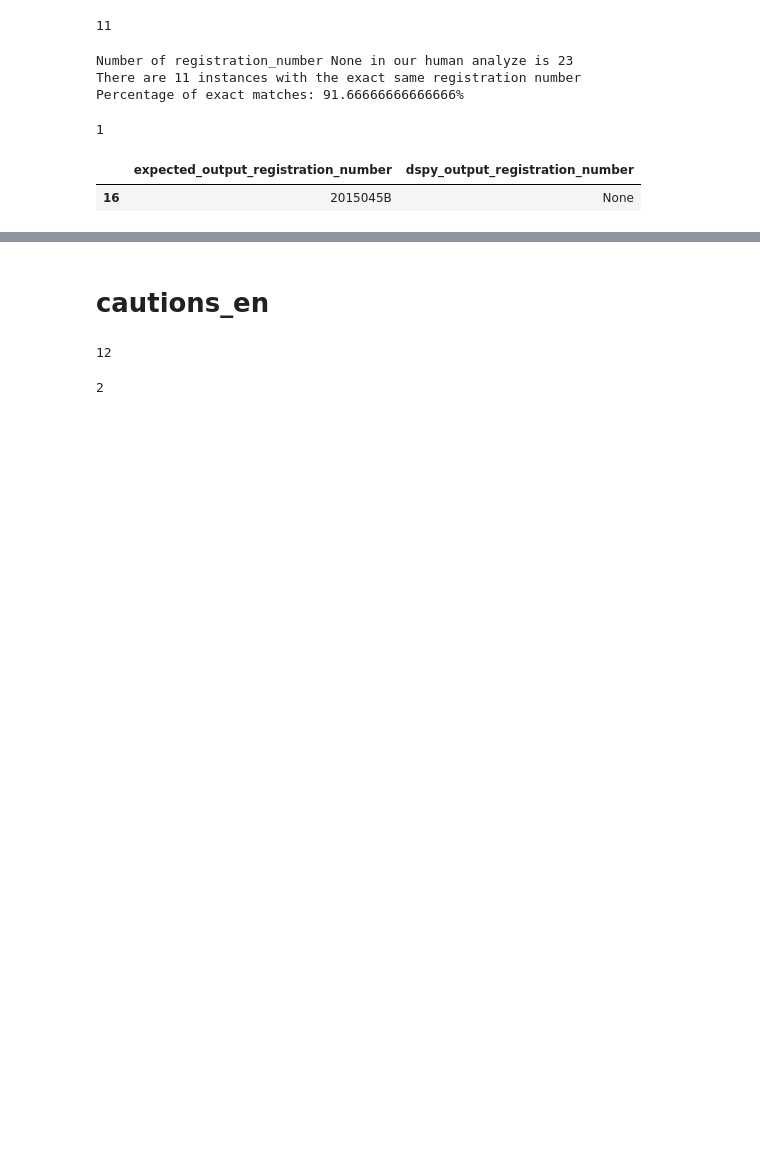
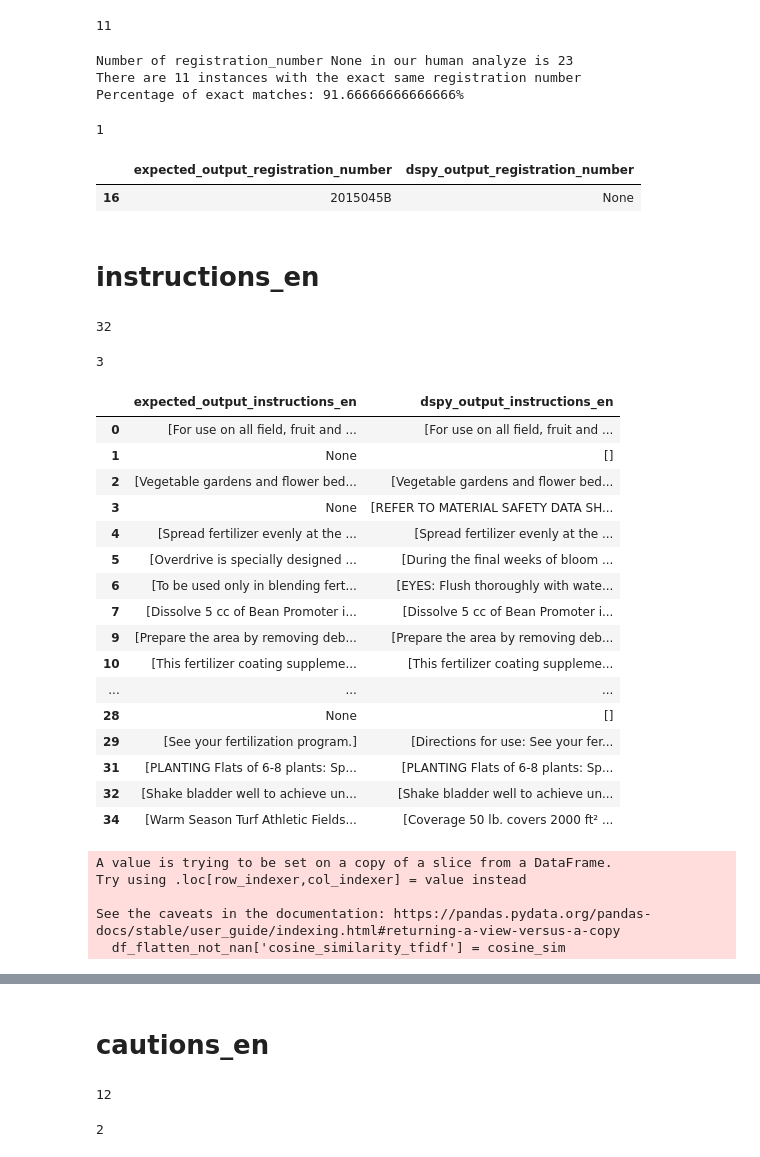
Before and after one commit to ai-cfia/fertiscan-pipeline, a Jupyter notebook: notebooks/metric.ipynb, the cells around one changed output, grey strips where cells are left out. Cells and saved outputs as stored; diff of their text form; code cells hidden in the pictures; blank space fills up the shorter version.

```diff
--- a/notebooks/metric.ipynb
+++ b/notebooks/metric.ipynb
@@ -299,7 +280,8 @@ Data columns (total 4 columns):
 dtypes: object(4)
 memory usage: 1.2+ KB
 # %%
-df.to_csv('test_data_output.csv', index=False)
+# df.to_csv('test_data_output.csv', index=False)
+df = pd.read_csv('test_data_output.csv')
 # %%
 def faltten_jsons(df, json_columns):
     for col in json_columns:
@@ -384,6 +366,8 @@ def preprocess_string(input_string):
     """
     if input_string is None:
         return None
+    if not isinstance(input_string, str):
+        input_string = str(input_string)
     lowercased = input_string.lower()
     cleaned = re.sub(r'[^a-z0-9\s]', '', lowercased)
     cleaned = re.sub(r'\s+', ' ', cleaned).strip()
@@ -851,8 +836,38 @@ Percentage of exact matches: 91.66666666666666%
 len(df_flatten[(df_flatten['expected_output_registration_number'] != df_flatten['dspy_output_registration_number']) & (df_flatten['expected_output_registration_number'].notna())])
 # %% [output]
 1
-# %%
-(df_flatten[(df_flatten['expected_output_registration_number'] != df_flatten['dspy_output_registration_number']) & (df_flatten['expected_output_registration_number'].notna())])[['expected_output_registration_number', 'dspy_output_registration_number']]
-# %% [output]
-|  | expected_output_registration_number | dspy_output_registration_number |
-| 16 | 2015045B | None |
+# %%
+(df_flatten[(df_flatten['expected_output_registration_number'] != df_flatten['dspy_output_registration_number']) & (df_flatten['expected_output_registration_number'].notna())])[['expected_output_registration_number', 'dspy_output_registration_number']]
+# %% [output]
+|  | expected_output_registration_number | dspy_output_registration_number |
+| 16 | 2015045B | None |
+# %% [markdown]
+# instructions_en
+# %%
+print(len(df_flatten[df_flatten['expected_output_instructions_en'].notna()]))
+# %% [output]
+32
+# %%
+print(len(df_flatten[df_flatten['expected_output_instructions_en'] == df_flatten['dspy_output_instructions_en']]))
+# %% [output]
+3
+# %%
+df_flatten[df_flatten['expected_output_instructions_en'] != df_flatten['dspy_output_instructions_en']][['expected_output_instructions_en', 'dspy_output_instructions_en']]
+# %% [output]
+|  | expected_output_instructions_en | dspy_output_instructions_en |
+| 0 | [For use on all field, fruit and ... | [For use on all field, fruit and ... |
+| 1 | None | [] |
+| 2 | [Vegetable gardens and flower bed... | [Vegetable gardens and flower bed... |
+| 3 | None | [REFER TO MATERIAL SAFETY DATA SH... |
+| 4 | [Spread fertilizer evenly at the ... | [Spread fertilizer evenly at the ... |
+| 5 | [Overdrive is specially designed ... | [During the final weeks of bloom ... |
+| 6 | [To be used only in blending fert... | [EYES: Flush thoroughly with wate... |
+| 7 | [Dissolve 5 cc of Bean Promoter i... | [Dissolve 5 cc of Bean Promoter i... |
+| 9 | [Prepare the area by removing deb... | [Prepare the area by removing deb... |
+| 10 | [This fertilizer coating suppleme... | [This fertilizer coating suppleme... |
+| ... | ... | ... |
+| 28 | None | [] |
+| 29 | [See your fertilization program.] | [Directions for use: See your fer... |
+| 31 | [PLANTING Flats of 6-8 plants: Sp... | [PLANTING Flats of 6-8 plants: Sp... |
+| 32 | [Shake bladder well to achieve un... | [Shake bladder well to achieve un... |
+| 34 | [Warm Season Turf Athletic Fields... | [Coverage 50 lb. covers 2000 ft² ... |
@@ -858,0 +880,25 @@ len(df_flatten[(df_flatten['expected_output_registration_number'] != df_flatten[
+# %%
+from sklearn.feature_extraction.text import TfidfVectorizer
+from sklearn.metrics.pairwise import cosine_similarity
+
+df_flatten_not_nan = df_flatten[(df_flatten['expected_output_instructions_en'].notna()) & (df_flatten['dspy_output_instructions_en'].notna())]
+
+# Create TF-IDF vectors for the columns
+tfidf = TfidfVectorizer()
+tfidf_matrix = tfidf.fit_transform(df_flatten_not_nan['preprocessed_expected_output_instructions_en'] + df_flatten_not_nan['preprocessed_dspy_output_instructions_en'])
+
+# Compute cosine similarity
+cosine_sim = []
+for i, row in df_flatten_not_nan.iterrows():
+    vec1 = tfidf.transform([row['preprocessed_expected_output_instructions_en']])
+    vec2 = tfidf.transform([row['preprocessed_dspy_output_instructions_en']])
+    similarity = cosine_similarity(vec1, vec2)[0][0]
+    cosine_sim.append(similarity)
+
+df_flatten_not_nan['cosine_similarity_tfidf'] = cosine_sim
+# %% [output]
+A value is trying to be set on a copy of a slice from a DataFrame.
+Try using .loc[row_indexer,col_indexer] = value instead
+
+See the caveats in the documentation: https://pandas.pydata.org/pandas-docs/stable/user_guide/indexing.html#returning-a-view-versus-a-copy
+  df_flatten_not_nan['cosine_similarity_tfidf'] = cosine_sim
```
Also changed, not shown: parts of 20 cells of this notebook.
